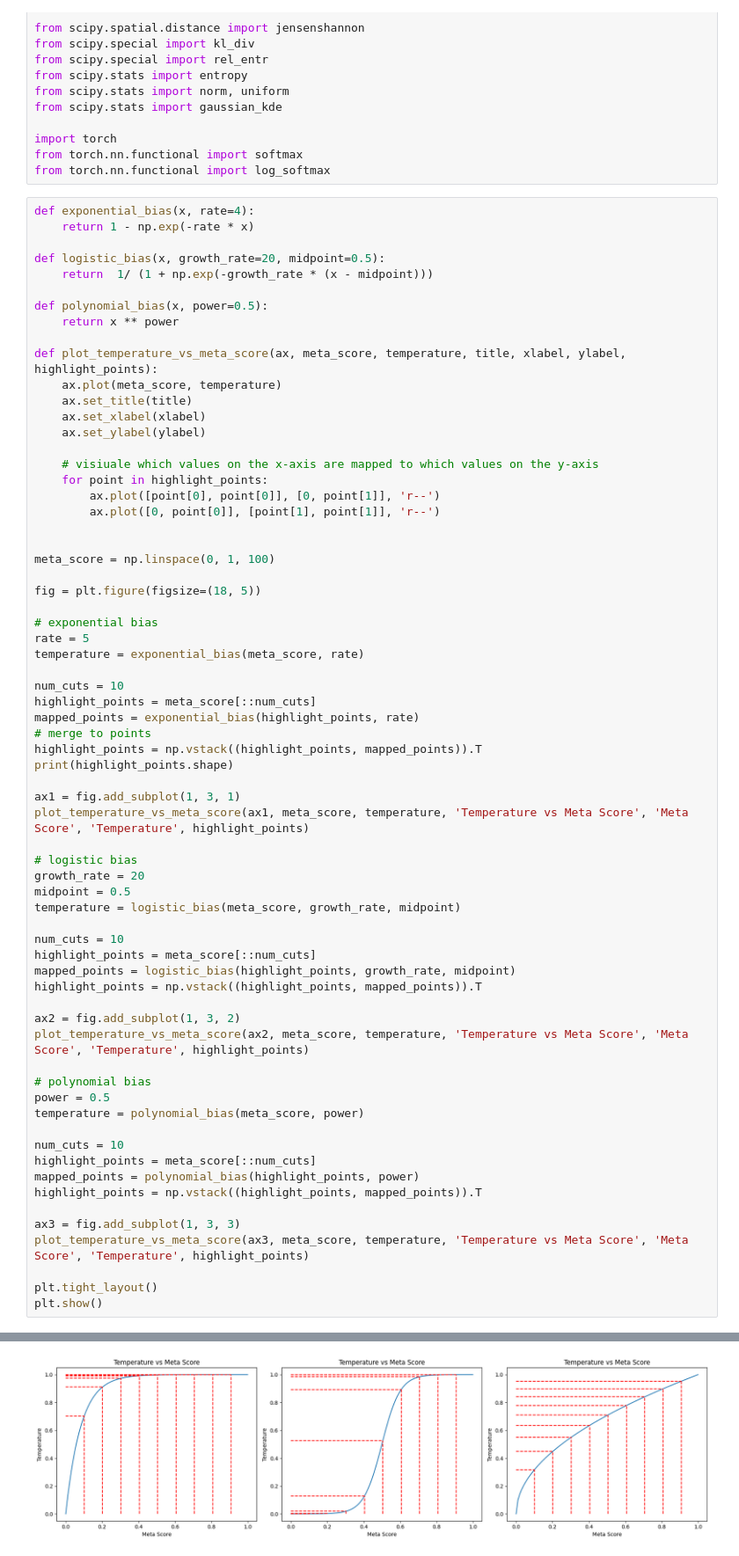
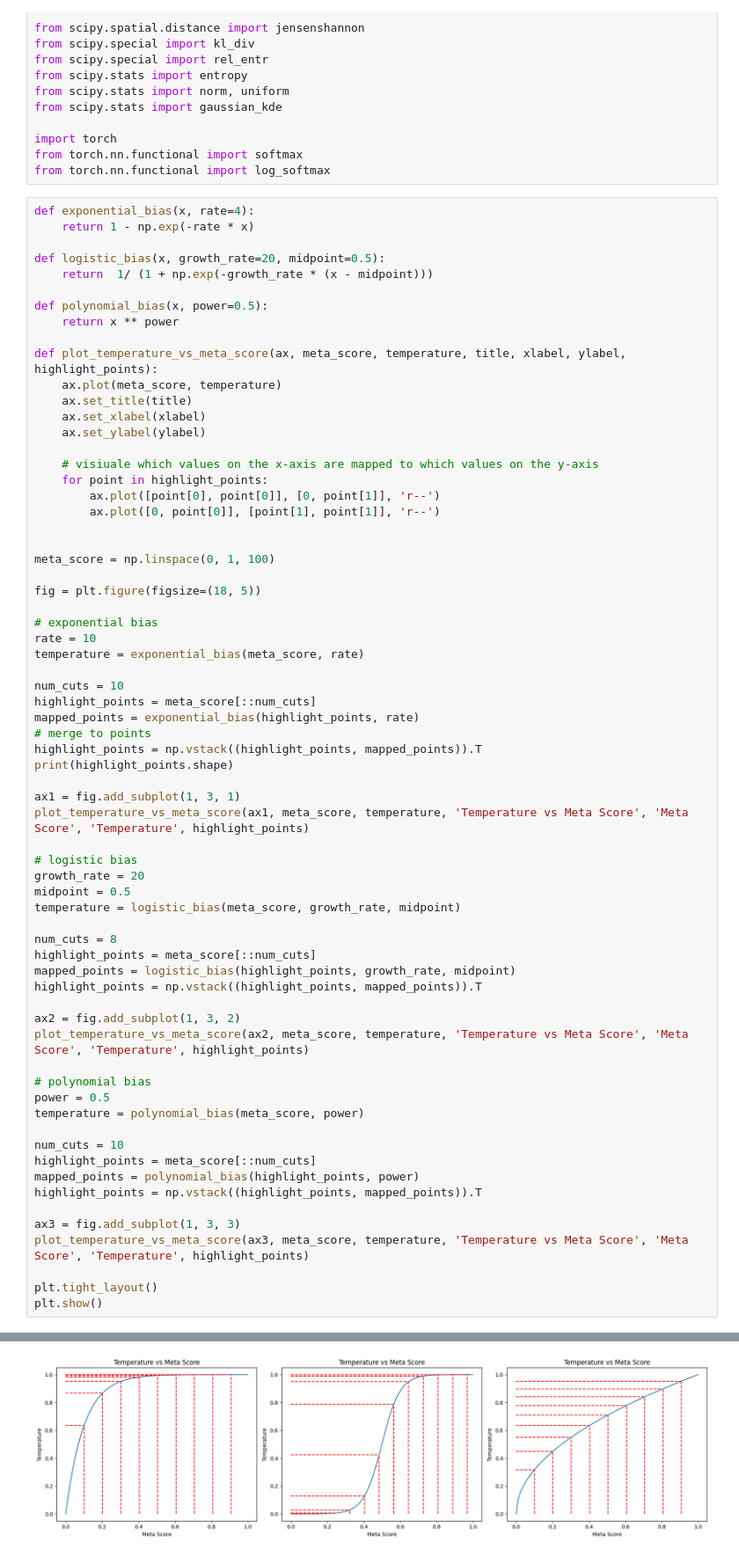
Before and after one commit to MoAljam/autora-experimentalist-challenge-g-1, a Jupyter notebook: challenge/distributions_plots.ipynb, the cells around one changed output, grey strips where cells are left out. Shown: that part at 88% size. Drawn from its saved outputs; the diff is of its cells as text.

```diff
--- a/challenge/distributions_plots.ipynb
+++ b/challenge/distributions_plots.ipynb
@@ -41,7 +41,7 @@ meta_score = np.linspace(0, 1, 100)
 fig = plt.figure(figsize=(18, 5))
 
 # exponential bias
-rate = 5
+rate = 10
 temperature = exponential_bias(meta_score, rate)
 
 num_cuts = 10
@@ -55,35 +55,35 @@ ax1 = fig.add_subplot(1, 3, 1)
 plot_temperature_vs_meta_score(ax1, meta_score, temperature, 'Temperature vs Meta Score', 'Meta Score', 'Temperature', highlight_points)
 
 # logistic bias
 growth_rate = 20
 midpoint = 0.5
 temperature = logistic_bias(meta_score, growth_rate, midpoint)
 
-num_cuts = 10
+num_cuts = 8
 highlight_points = meta_score[::num_cuts]
 mapped_points = logistic_bias(highlight_points, growth_rate, midpoint)
 highlight_points = np.vstack((highlight_points, mapped_points)).T
 
 ax2 = fig.add_subplot(1, 3, 2)
 plot_temperature_vs_meta_score(ax2, meta_score, temperature, 'Temperature vs Meta Score', 'Meta Score', 'Temperature', highlight_points)
 
 # polynomial bias
 power = 0.5
 temperature = polynomial_bias(meta_score, power)
 
 num_cuts = 10
 highlight_points = meta_score[::num_cuts]
 mapped_points = polynomial_bias(highlight_points, power)
 highlight_points = np.vstack((highlight_points, mapped_points)).T
 
 ax3 = fig.add_subplot(1, 3, 3)
 plot_temperature_vs_meta_score(ax3, meta_score, temperature, 'Temperature vs Meta Score', 'Meta Score', 'Temperature', highlight_points)
 
 plt.tight_layout()
 plt.show()
 # %% [output]
 (10, 2)
-[figure, old version]
+[figure, new version]
 # %%
 size = 100
 conditions = np.random.normal(loc=4, scale=1, size=(size,))
```
Also changed, not shown: parts of 1 cell of this notebook, 12 other files.
